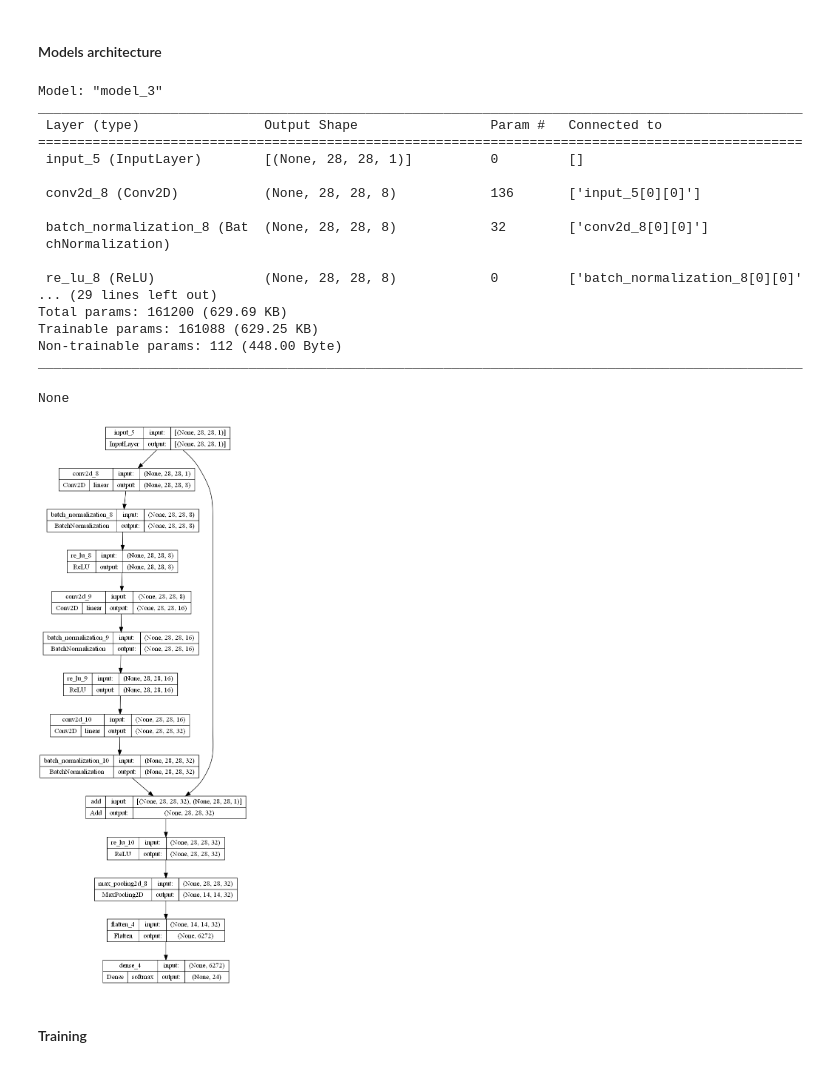
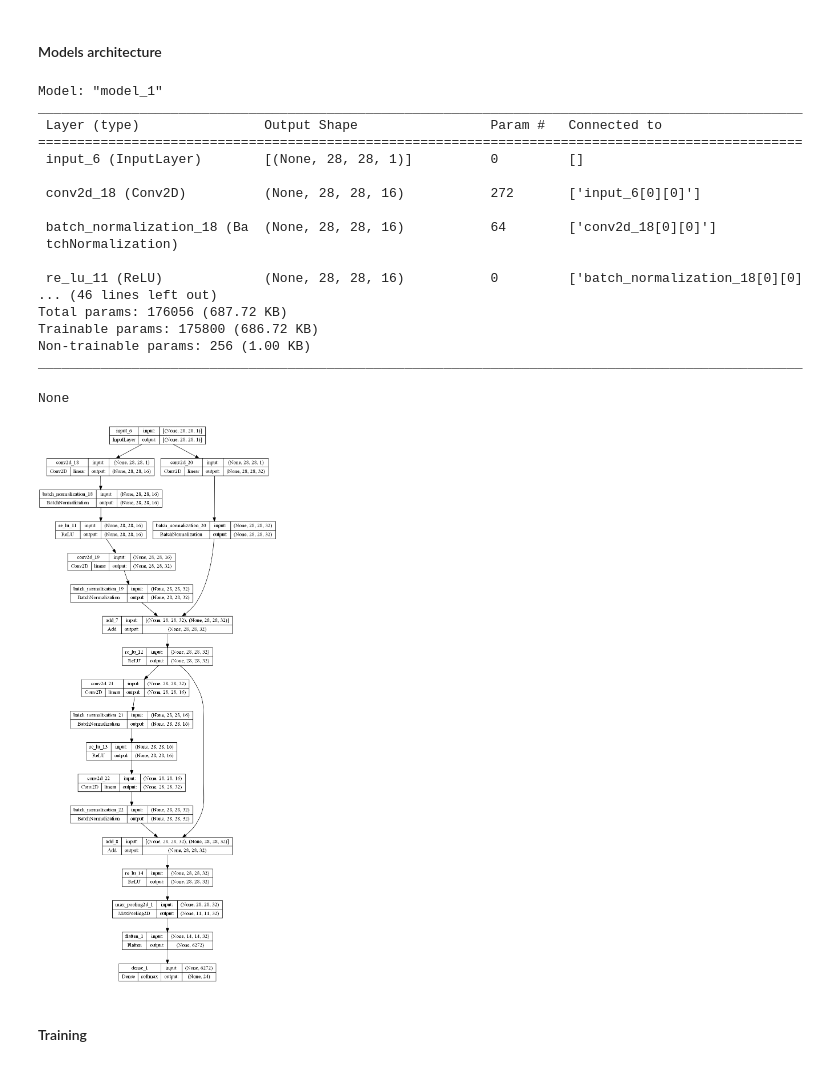
Before and after one commit to JorgeIvanJH/The_Most_Complete_CNN_Classification_Guide, a Jupyter notebook: my_ntbk.ipynb, the cells around one changed output. Cells and saved outputs as stored; diff of their text form; code cells hidden in the pictures.

Commit message:
skip connection conv block

```diff
--- a/my_ntbk.ipynb
+++ b/my_ntbk.ipynb
@@ -601,32 +653,37 @@ def convolutional_model(input_shape):
     return model
 # %%
-conv_model = convolutional_model((num_pixels, num_pixels, 1))
+skip_model = skip_connections_model((num_pixels, num_pixels, 1))
 adam_optimizer = Adam(learning_rate)
-conv_model.compile(
+skip_model.compile(
     optimizer=adam_optimizer, loss="categorical_crossentropy", metrics=["accuracy"]
 )
-display(conv_model.summary())
-plot_model(conv_model, to_file='conv_model_architecture.png', show_shapes=True, show_layer_names=True,show_layer_activations=True)
+display(skip_model.summary())
+plot_model(
+    skip_model,
+    show_shapes=True,
+    show_layer_names=True,
+    show_layer_activations=True,
+)
 # %% [output]
-Model: "model_3"
+Model: "model_1"
 __________________________________________________________________________________________________
  Layer (type)                Output Shape                 Param #   Connected to
 ==================================================================================================
- input_5 (InputLayer)        [(None, 28, 28, 1)]          0         []
+ input_6 (InputLayer)        [(None, 28, 28, 1)]          0         []
 
- conv2d_8 (Conv2D)           (None, 28, 28, 8)            136       ['input_5[0][0]']
+ conv2d_18 (Conv2D)          (None, 28, 28, 16)           272       ['input_6[0][0]']
 
- batch_normalization_8 (Bat  (None, 28, 28, 8)            32        ['conv2d_8[0][0]']
- chNormalization)
+ batch_normalization_18 (Ba  (None, 28, 28, 16)           64        ['conv2d_18[0][0]']
+ tchNormalization)
 
- re_lu_8 (ReLU)              (None, 28, 28, 8)            0         ['batch_normalization_8[0][0]'
-... (29 lines left out)
-Total params: 161200 (629.69 KB)
-Trainable params: 161088 (629.25 KB)
-Non-trainable params: 112 (448.00 Byte)
+ re_lu_11 (ReLU)             (None, 28, 28, 16)           0         ['batch_normalization_18[0][0]
+... (46 lines left out)
+Total params: 176056 (687.72 KB)
+Trainable params: 175800 (686.72 KB)
+Non-trainable params: 256 (1.00 KB)
 __________________________________________________________________________________________________
 None
-[figure, old version]
+[figure, new version]
 # %% [markdown]
 #### Training
 # %%
```
Also changed, not shown: parts of 16 cells of this notebook.
